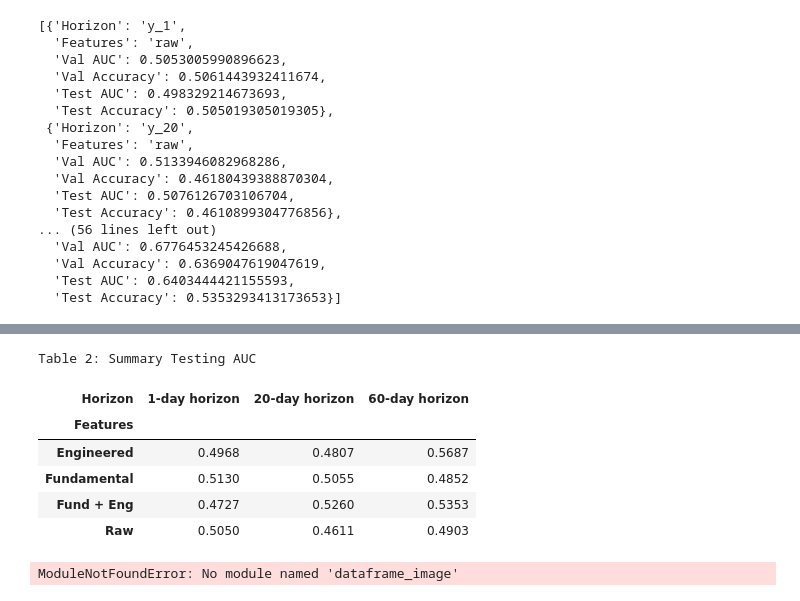
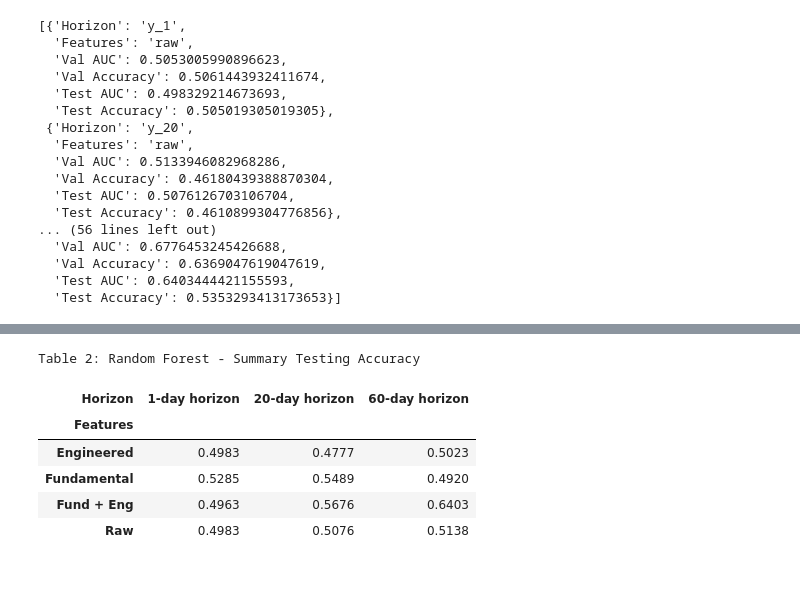
Before and after one commit to RipaltaOriol/ML-Stock-Predictor, a Jupyter notebook: random_forest_models.ipynb, the cells around one changed output, grey strips where cells are left out. Saved outputs shown, nothing was run; the diff lists cells and outputs as text; code cells hidden in the pictures.

```diff
--- a/random_forest_models.ipynb
+++ b/random_forest_models.ipynb
@@ -202,20 +265,21 @@ Table 1: Summary Validation AUC
 # %%
-test_df = test_df.rename(columns={
+test_auc_df = res_df.pivot(index = "Features", columns = "Horizon", values = "Test AUC")
+test_auc_df = test_auc_df.rename(columns={
     "y_1": "1-day horizon",
     "y_20": "20-day horizon",
     "y_60": "60-day horizon"
 })
 
-test_df = test_df.rename(index={
+test_auc_df = test_auc_df.rename(index={
     "raw": "Raw",
     "eng": "Engineered",
     "fund": "Fundamental",
     "fund_eng": "Fund + Eng"
 })
 
-test_st = (
-    test_df.style
-      .set_caption("Table 2: Summary Testing AUC")
+test_auc_st = (
+    test_auc_df.style
+      .set_caption("Table 2: Random Forest - Summary Testing Accuracy")
       .format("{:.4f}")              # numeric formatting
       .set_table_styles([
           {"selector": "table", "props": "width:100%; border-collapse:separate; border-spacing:10px;"},
@@ -225,19 +289,14 @@ test_st = (
       ])
       .set_properties(**{"min-width": "120px"})
 )
-test_st
+dfi.export(test_auc_st, "random_forest_table_test_AUC.png", table_conversion="matplotlib")
-# %% [output]
-Table 2: Summary Testing AUC
-| Horizon | 1-day horizon | 20-day horizon | 60-day horizon |
-| Features |  |  |  |
-| Engineered | 0.4968 | 0.4807 | 0.5687 |
-| Fundamental | 0.5130 | 0.5055 | 0.4852 |
-| Fund + Eng | 0.4727 | 0.5260 | 0.5353 |
-| Raw | 0.5050 | 0.4611 | 0.4903 |
-# %%
-import dataframe_image as dfi
-# dfi.export(styled, "table1.png")
-dfi.export(test_st, "random_forest_table1.png", table_conversion="matplotlib")
-dfi.export(val_st, "random_forest_table2.png", table_conversion="matplotlib")
-# %% [output]
-ModuleNotFoundError: No module named 'dataframe_image'
+# %%
+test_auc_st
+# %% [output]
+Table 2: Random Forest - Summary Testing Accuracy
+| Horizon | 1-day horizon | 20-day horizon | 60-day horizon |
+| Features |  |  |  |
+| Engineered | 0.4983 | 0.4777 | 0.5023 |
+| Fundamental | 0.5285 | 0.5489 | 0.4920 |
+| Fund + Eng | 0.4963 | 0.5676 | 0.6403 |
+| Raw | 0.4983 | 0.5076 | 0.5138 |
```
Also changed, not shown: parts of 16 cells of this notebook, 1 other file.
